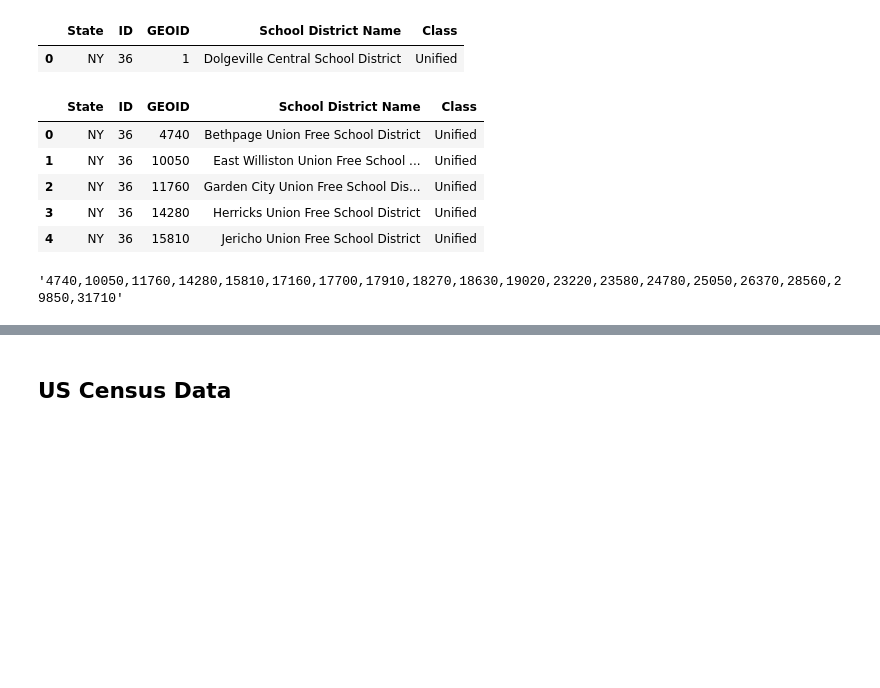
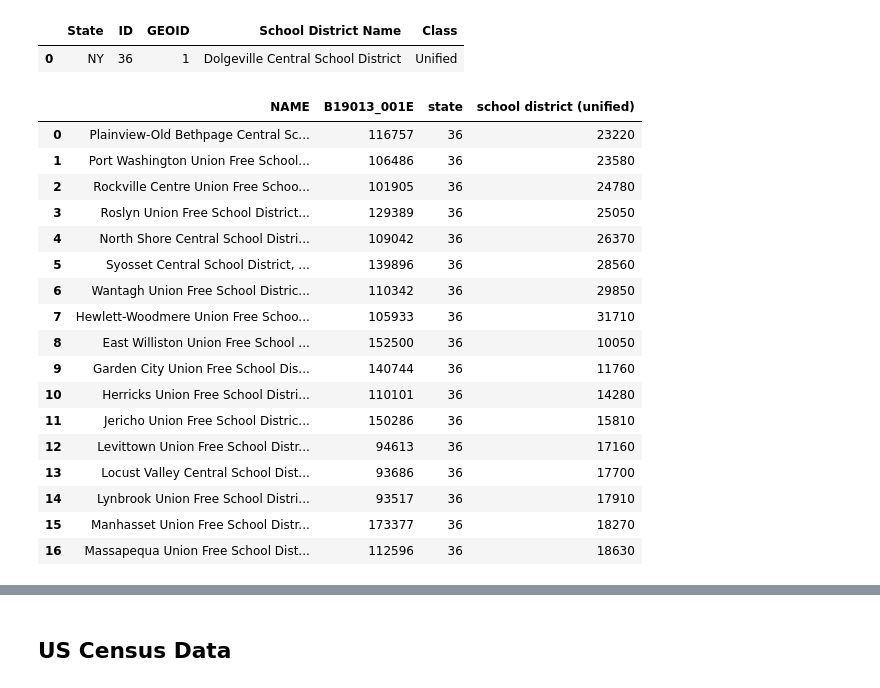
Before and after one commit to pylinet/USCensus, a Jupyter notebook: USCensusNYData-Test.ipynb, the cells around one changed output, grey strips where cells are left out. Saved outputs shown, nothing was run; the diff lists cells and outputs as text; code cells hidden in the pictures; blank space fills up the shorter version.

```diff
--- a/USCensusNYData-Test.ipynb
+++ b/USCensusNYData-Test.ipynb
@@ -50,18 +69,29 @@ NY.head(1)
 # Test merging user input school district CSV with census GEOID list
 
 NYCountiesGEOID = cen.mergedSchoolDist(NY, selectedNYCounties)
-NYCountiesGEOID.head()
+
+# Test grab GEOIDs only
+
+NYGEOID = (cen.GEOIDonly(NYCountiesGEOID))
-# %% [output]
-|  | State | ID | GEOID | School District Name | Class |
-| 0 | NY | 36 | 4740 | Bethpage Union Free School District | Unified |
-| 1 | NY | 36 | 10050 | East Williston Union Free School ... | Unified |
-| 2 | NY | 36 | 11760 | Garden City Union Free School Dis... | Unified |
-| 3 | NY | 36 | 14280 | Herricks Union Free School District | Unified |
-| 4 | NY | 36 | 15810 | Jericho Union Free School District | Unified |
-# %%
-# Test grab GEOIDs only
-
-NYGEOID = (cen.GEOIDonly(NYCountiesGEOID))
-NYGEOID
-# %% [output]
-'4740,10050,11760,14280,15810,17160,17700,17910,18270,18630,19020,23220,23580,24780,25050,26370,28560,29850,31710'
+# %%
+selectedDetTabVar = 'B19013_001E'
+cen.detailedTableYear(2010,selectedDetTabVar,NYGEOID,36)
+# %% [output]
+|  | NAME | B19013_001E | state | school district (unified) |
+| 0 | Plainview-Old Bethpage Central Sc... | 116757 | 36 | 23220 |
+| 1 | Port Washington Union Free School... | 106486 | 36 | 23580 |
+| 2 | Rockville Centre Union Free Schoo... | 101905 | 36 | 24780 |
+| 3 | Roslyn Union Free School District... | 129389 | 36 | 25050 |
+| 4 | North Shore Central School Distri... | 109042 | 36 | 26370 |
+| 5 | Syosset Central School District, ... | 139896 | 36 | 28560 |
+| 6 | Wantagh Union Free School Distric... | 110342 | 36 | 29850 |
+| 7 | Hewlett-Woodmere Union Free Schoo... | 105933 | 36 | 31710 |
+| 8 | East Williston Union Free School ... | 152500 | 36 | 10050 |
+| 9 | Garden City Union Free School Dis... | 140744 | 36 | 11760 |
+| 10 | Herricks Union Free School Distri... | 110101 | 36 | 14280 |
+| 11 | Jericho Union Free School Distric... | 150286 | 36 | 15810 |
+| 12 | Levittown Union Free School Distr... | 94613 | 36 | 17160 |
+| 13 | Locust Valley Central School Dist... | 93686 | 36 | 17700 |
+| 14 | Lynbrook Union Free School Distri... | 93517 | 36 | 17910 |
+| 15 | Manhasset Union Free School Distr... | 173377 | 36 | 18270 |
+| 16 | Massapequa Union Free School Dist... | 112596 | 36 | 18630 |
```
Also changed, not shown: parts of 10 cells of this notebook, 2 other files.
